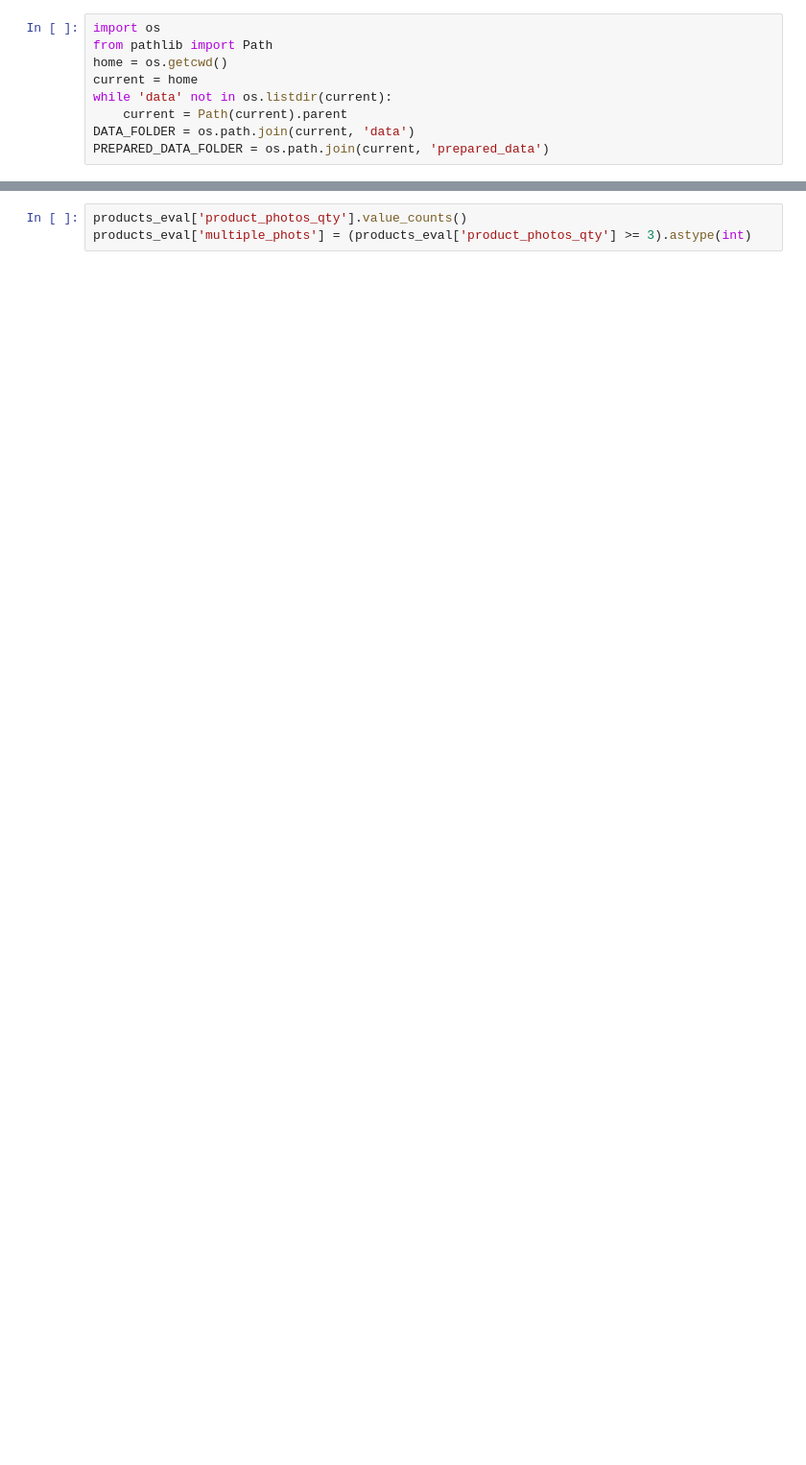
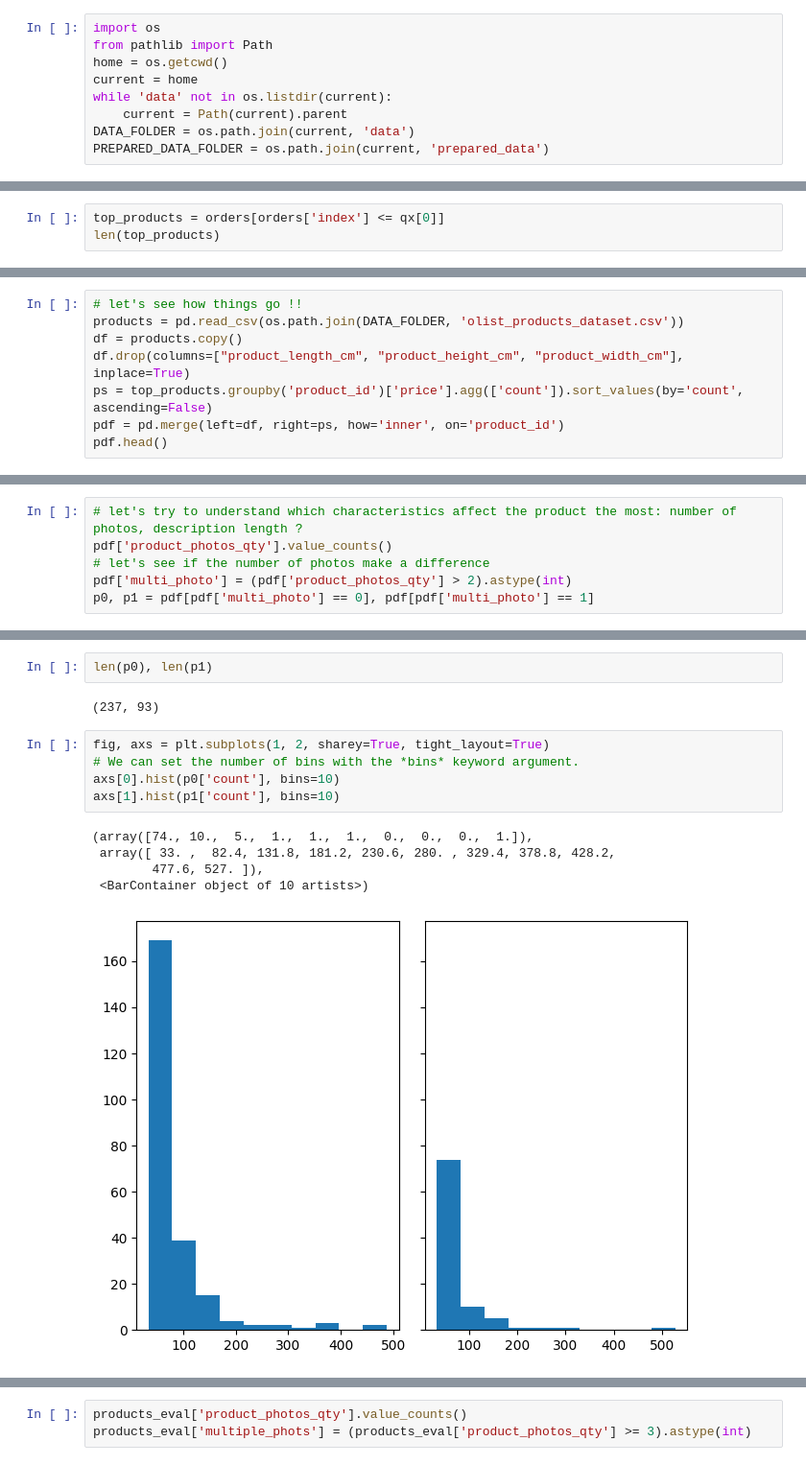
Before and after one commit to ayhem18/Ecommerce_case_study, a Jupyter notebook: data_analysis/products_earning.ipynb, the cells around one changed output, grey strips where cells are left out. Shown at 96% size. Saved outputs shown, nothing was run; the diff lists cells and outputs as text; blank space fills up the shorter version.

```diff
--- a/data_analysis/products_earning.ipynb
+++ b/data_analysis/products_earning.ipynb
@@ -46,0 +71,3 @@ products_count.head(20)
+# %%
+top_products = orders[orders['index'] <= qx[0]]
+len(top_products)
@@ -48 +78,9 @@ products_count.head(20)
 Can we find enough statistical evidence to determine the significance of image quality and the length of the description on the popularity of the product ?
+# %%
+# let's see how things go !!
+products = pd.read_csv(os.path.join(DATA_FOLDER, 'olist_products_dataset.csv'))
+df = products.copy()
+df.drop(columns=["product_length_cm", "product_height_cm", "product_width_cm"], inplace=True)
+ps = top_products.groupby('product_id')['price'].agg(['count']).sort_values(by='count', ascending=False)
+pdf = pd.merge(left=df, right=ps, how='inner', on='product_id')
+pdf.head()
@@ -48,0 +94,6 @@ Can we find enough statistical evidence to determine the significance of image q
+# %%
+# let's try to understand which characteristics affect the product the most: number of photos, description length ?
+pdf['product_photos_qty'].value_counts()
+# let's see if the number of photos make a difference
+pdf['multi_photo'] = (pdf['product_photos_qty'] > 2).astype(int)
+p0, p1 = pdf[pdf['multi_photo'] == 0], pdf[pdf['multi_photo'] == 1]
@@ -48,0 +116,15 @@ Can we find enough statistical evidence to determine the significance of image q
+# %%
+len(p0), len(p1)
+# %% [output]
+(237, 93)
+# %%
+fig, axs = plt.subplots(1, 2, sharey=True, tight_layout=True)
+# We can set the number of bins with the *bins* keyword argument.
+axs[0].hist(p0['count'], bins=10)
+axs[1].hist(p1['count'], bins=10)
+# %% [output]
+(array([74., 10.,  5.,  1.,  1.,  1.,  0.,  0.,  0.,  1.]),
+ array([ 33. ,  82.4, 131.8, 181.2, 230.6, 280. , 329.4, 378.8, 428.2,
+        477.6, 527. ]),
+ <BarContainer object of 10 artists>)
+[figure, added]
```
Also changed, not shown: parts of 19 cells of this notebook, 1 other file.
